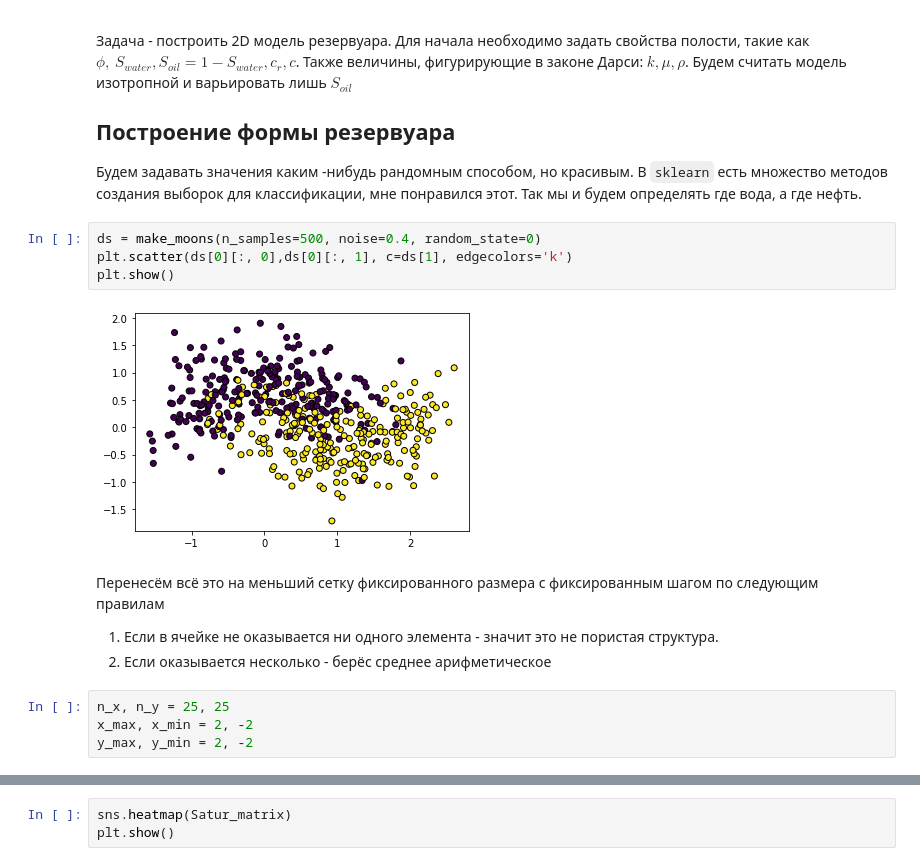
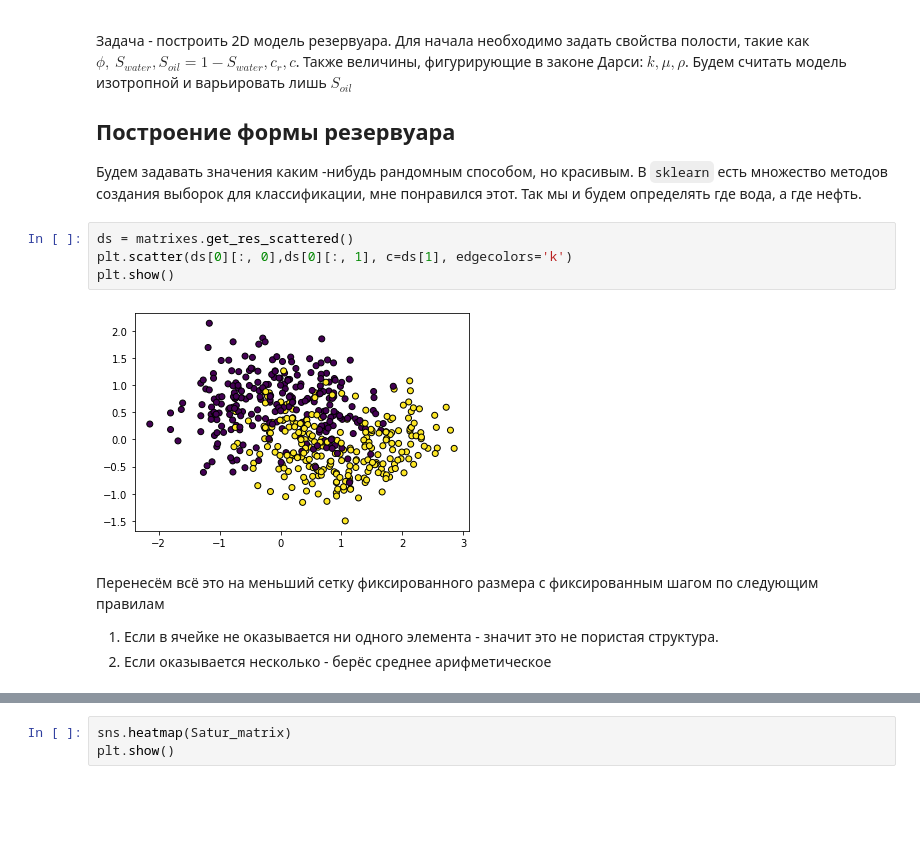
Before and after one commit to yamidovich/ReservoirModel, a Jupyter notebook: Model_descripton.ipynb, the cells around one changed output, grey strips where cells are left out. Saved outputs shown, nothing was run; the diff lists cells and outputs as text; blank space fills up the shorter version.

```diff
--- a/Model_descripton.ipynb
+++ b/Model_descripton.ipynb
@@ -13,11 +16,11 @@ import seaborn as sns
 ## Построение формы резервуара
 Будем задавать значения каким -нибудь рандомным способом, но красивым. В `sklearn` есть множество методов создания выборок для классификации, мне понравился этот. Так мы и будем определять где вода, а где нефть.
 # %%
-ds = make_moons(n_samples=500, noise=0.4, random_state=0)
+ds = matrixes.get_res_scattered()
 plt.scatter(ds[0][:, 0],ds[0][:, 1], c=ds[1], edgecolors='k')
 plt.show()
 # %% [output]
-[figure, old version]
+[figure, new version]
 # %% [markdown]
 Перенесём всё это на меньший сетку фиксированного размера c фиксированным шагом по следующим правилам
 <ol>
@@ -25,7 +28,3 @@ plt.show()
 
 <li>Если оказывается несколько - берёс среднее арифметическое
 </ol>
-# %%
-n_x, n_y = 25, 25
-x_max, x_min = 2, -2
-y_max, y_min = 2, -2
```
Also changed, not shown: parts of 3 cells of this notebook.
